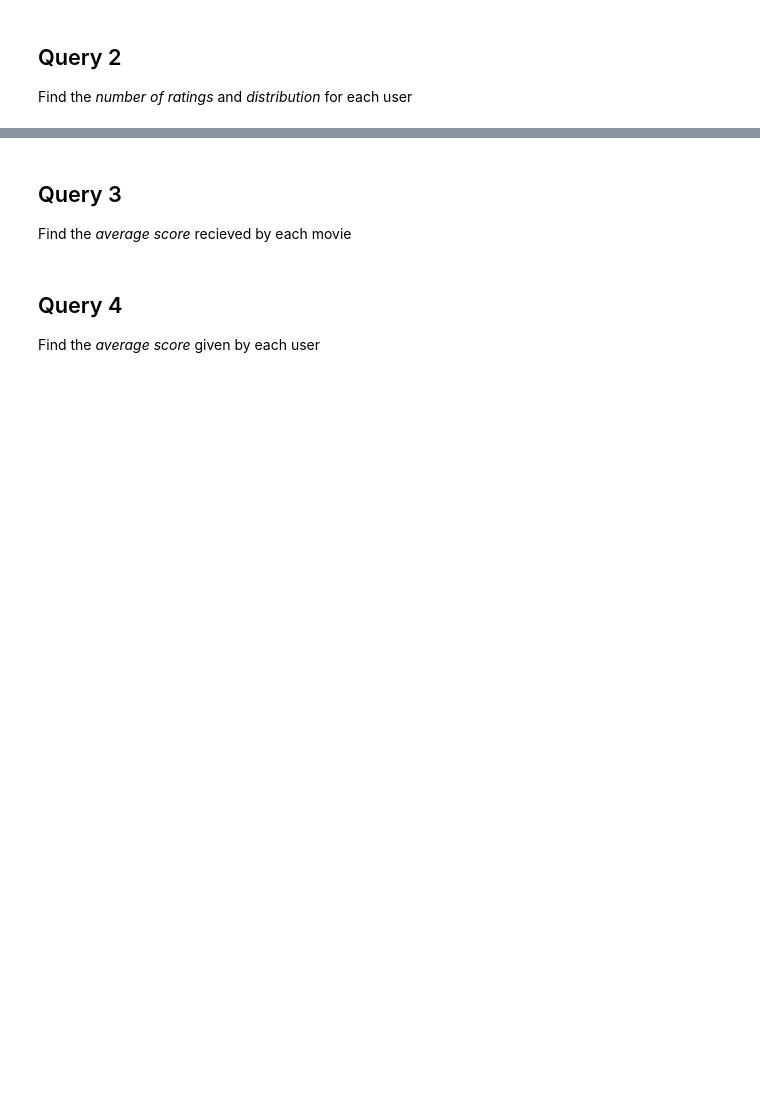
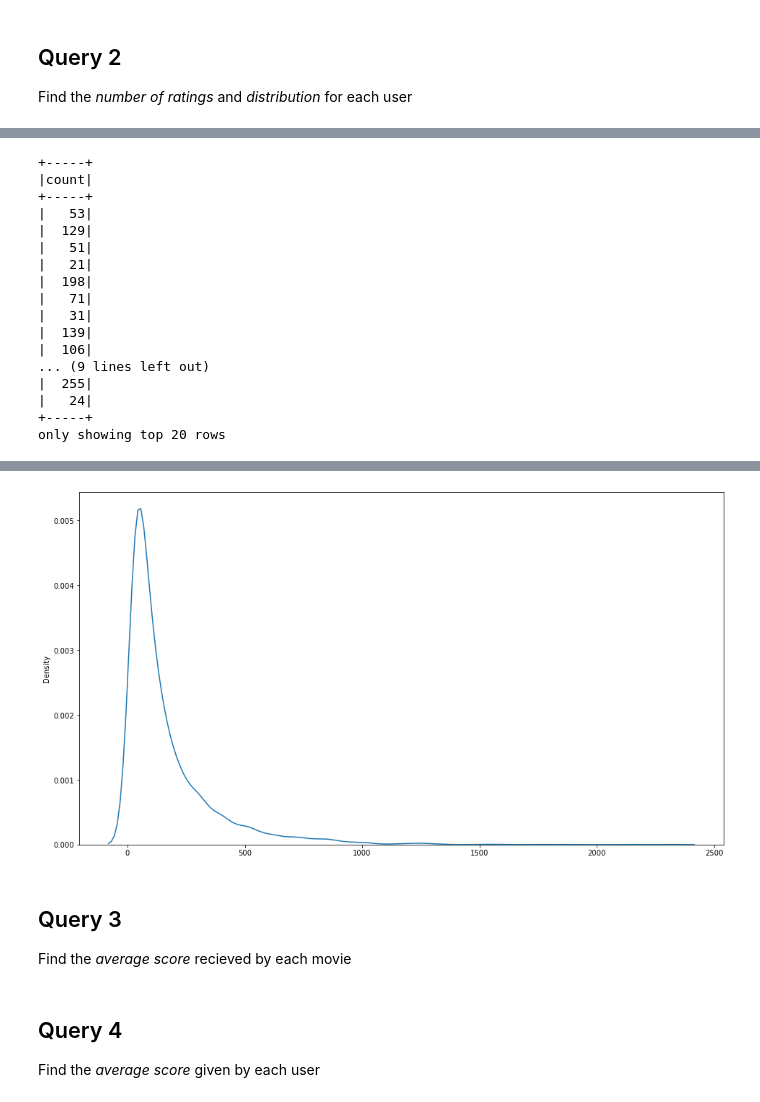
Before and after one commit to zetaemme/movielens_analysis, a Jupyter notebook: movielens.ipynb, the cells around one changed output, grey strips where cells are left out. Drawn from its saved outputs; the diff is of its cells as text; code cells hidden in the pictures; blank space fills up the shorter version.

```diff
--- a/movielens.ipynb
+++ b/movielens.ipynb
@@ -72,9 +104,23 @@ sns.displot(data=ratings_number_for_movie.toPandas()["count"])
 ## Query 2
 Find the *number of ratings* and *distribution* for each user
 # %%
+import matplotlib.pyplot as plt
+import seaborn as sns
+
 # Number of ratings
-ratings_number_for_user = ratings_dataset.groupBy("UserID")\
-                                         .count().orderBy("UserID")
+ratings_dataset.groupBy("UserID").count().orderBy("UserID")\
+               .select("count").show()
 
-# Distribution
-sns.displot(data=ratings_number_for_user.toPandas()["count"])
+# Distribution plot
+plt.figure(figsize=(16,9))
+
+sns.distplot(
+    ratings_dataset.groupBy("UserID").count()
+                   .orderBy("UserID")\
+                   .select("count").toPandas(),
+    hist=False,
+    kde=True
+)
+
+plt.show()
+# %% [output]
@@ -80,0 +128,17 @@ sns.displot(data=ratings_number_for_user.toPandas()["count"])
++-----+
+|count|
++-----+
+|   53|
+|  129|
+|   51|
+|   21|
+|  198|
+|   71|
+|   31|
+|  139|
+|  106|
+... (9 lines left out)
+|  255|
+|   24|
++-----+
+only showing top 20 rows
@@ -81,3 +146,4 @@ sns.displot(data=ratings_number_for_user.toPandas()["count"])
+[figure, added]
 # %% [markdown]
 ## Query 3
 Find the *average score* recieved by each movie
```
Also changed, not shown: parts of 7 cells of this notebook.
